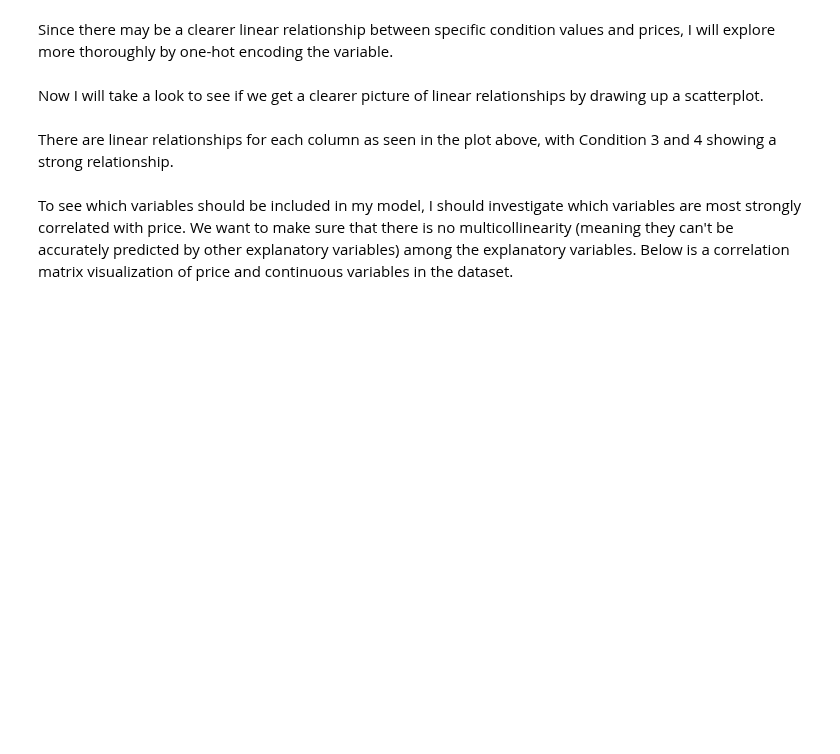
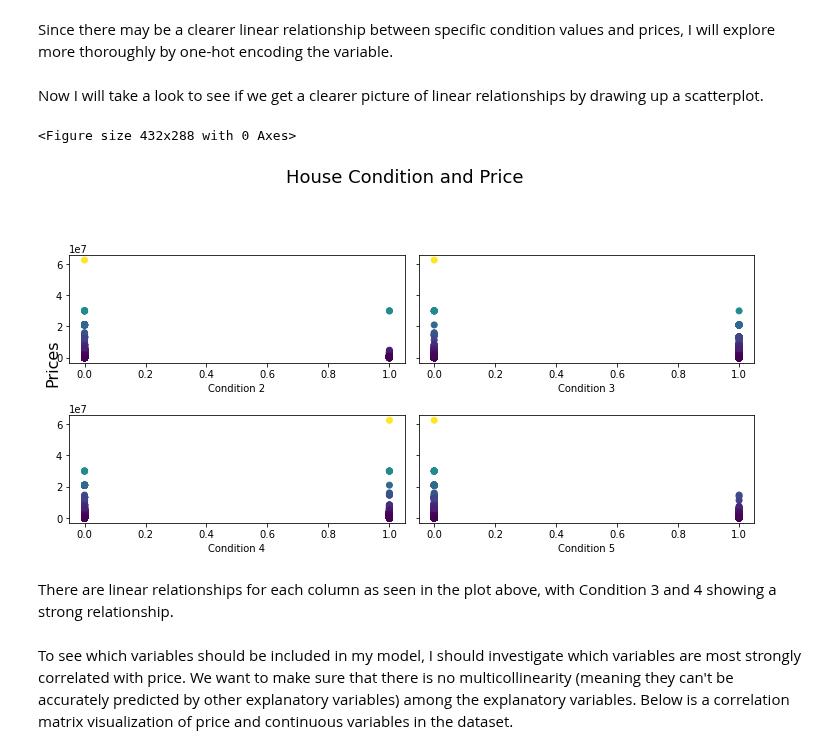
Before and after one commit to samtuleen/King-County-Home-Price-Predictors, a Jupyter notebook: notebooks/report/Valuable Home Improvement Projects - Predictive Analysis.ipynb, the cells around one changed output. Drawn from its saved outputs; the diff is of its cells as text; code cells hidden in the pictures; blank space fills up the shorter version.

```diff
--- a/notebooks/report/Valuable Home Improvement Projects - Predictive Analysis.ipynb
+++ b/notebooks/report/Valuable Home Improvement Projects - Predictive Analysis.ipynb
@@ -196,39 +199,42 @@ plt.title('House Condition and Grade', fontsize=15)
 # %% [markdown]
 Since there may be a clearer linear relationship between specific condition values and prices, I will explore more thoroughly by one-hot encoding the variable.
 # %%
-one_hot = pd.get_dummies(housing_info['Condition'], drop_first=True) #drop a column to avoid dummy variable trap
-housing_info = housing_info.drop('Condition',axis = 1) #drop the original column
-housing_info = housing_info.join(one_hot) #joins the new variables to the dataframe
+one_hot = pd.get_dummies(home_data['Condition'], drop_first=True) #drop a column to avoid dummy variable trap
+home_data = home_data.drop('Condition',axis = 1) #drop the original column
+home_data = home_data.join(one_hot) #joins the new variables to the dataframe
 # %% [markdown]
 Now I will take a look to see if we get a clearer picture of linear relationships by drawing up a scatterplot.
 # %%
-price = housing_info['SalePrice']
-two = housing_info['two'] = housing_info[2]
-three = housing_info['three'] = housing_info[3]
-four = housing_info['four'] = housing_info[4]
-five = housing_info['five'] = housing_info[5]
+price = home_data['SalePrice']
+two = home_data['two'] = home_data[2]
+three = home_data['three'] = home_data[3]
+four = home_data['four'] = home_data[4]
+five = home_data['five'] = home_data[5]
 
 fig = plt.figure()
 fig, axes = plt.subplots(nrows = 2, ncols = 2, sharex=False, sharey = True, figsize=(10,5))
 
 fig.suptitle('House Condition and Price', fontsize=18, y=1.1)
 fig.text(0.0001, 0.56, 'Prices', va='center', rotation='vertical', fontsize=16)
 
 plot = axes[0][0].scatter(two, price, c = price, marker = "o")
 axes[0][0].set_xlabel('Condition 2')
 
 axes[0][1].scatter(three, price, c = price, marker = "o")
 axes[0][1].set_xlabel('Condition 3')
 
 axes[1][0].scatter(four, price, c = price, marker = "o")
 axes[1][0].set_xlabel('Condition 4')
 
 axes[1][1].scatter(five, price, c = price, marker = "o")
 axes[1][1].set_xlabel('Condition 5')
 
 
 fig.tight_layout()
 plt.show()
+# %% [output]
+<Figure size 432x288 with 0 Axes>
+[figure, added]
 # %% [markdown]
 There are linear relationships for each column as seen in the plot above, with Condition 3 and 4 showing a strong relationship.
 # %% [markdown]
```
Also changed, not shown: parts of 12 cells of this notebook.
